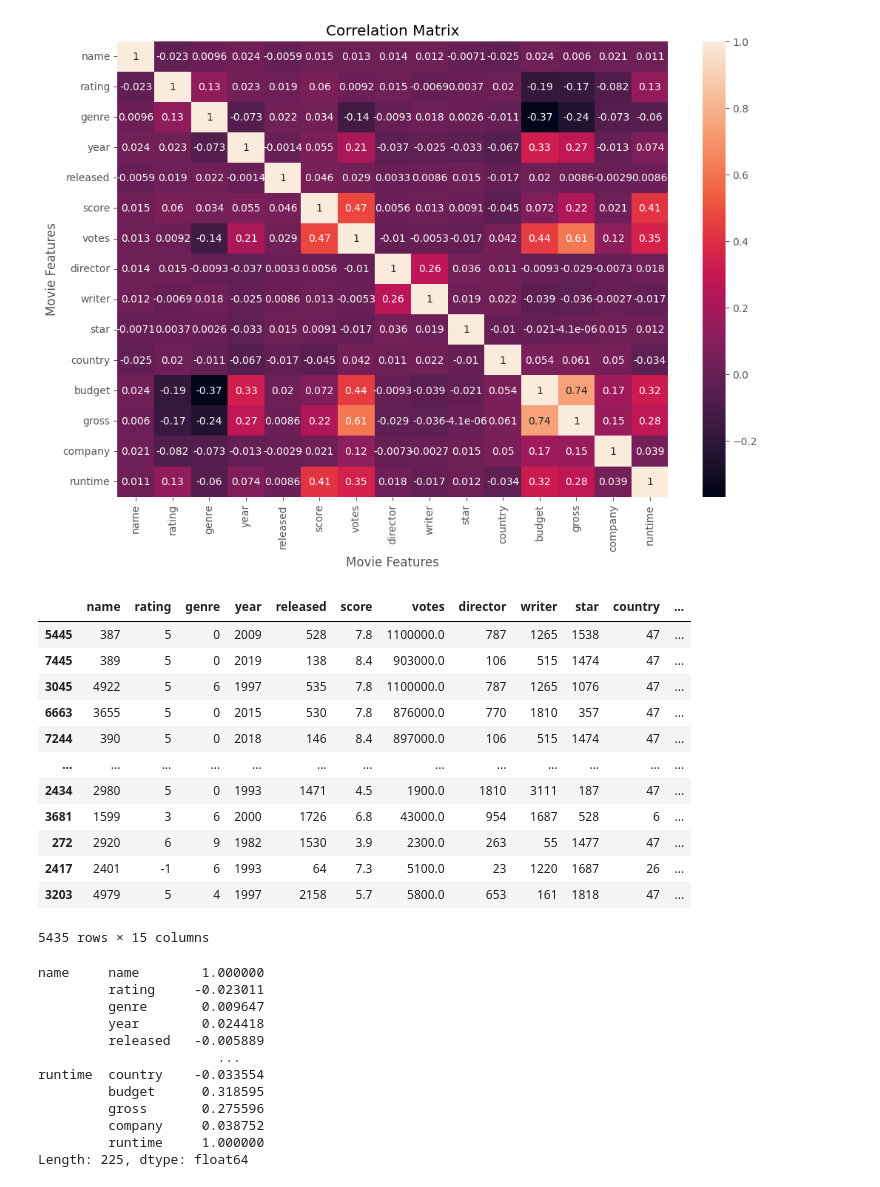
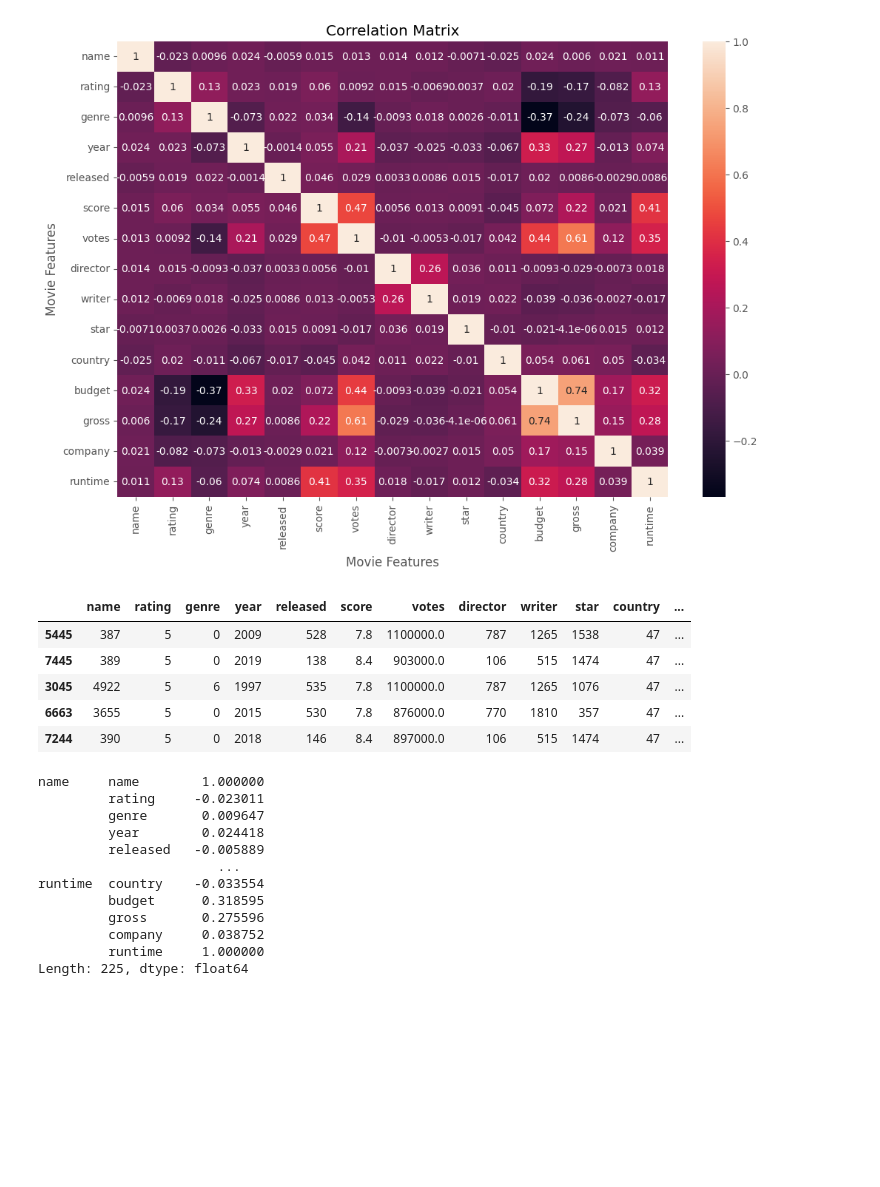
Before and after one commit to adi-d25/Python-Correlation, a Jupyter notebook: Movies DB Correlation.ipynb, the cells around one changed output. Cells and saved outputs as stored; diff of their text form; code cells hidden in the pictures; blank space fills up the shorter version.

```diff
--- a/Movies DB Correlation.ipynb
+++ b/Movies DB Correlation.ipynb
@@ -288,21 +267,14 @@ plt.show()
 # %% [output]
 [figure]
 # %%
-df_numerized
+df_numerized.head()
 # %% [output]
 |  | name | rating | genre | year | released | score | votes | director | writer | star | country | ... |
 | 5445 | 387 | 5 | 0 | 2009 | 528 | 7.8 | 1100000.0 | 787 | 1265 | 1538 | 47 | ... |
 | 7445 | 389 | 5 | 0 | 2019 | 138 | 8.4 | 903000.0 | 106 | 515 | 1474 | 47 | ... |
 | 3045 | 4922 | 5 | 6 | 1997 | 535 | 7.8 | 1100000.0 | 787 | 1265 | 1076 | 47 | ... |
 | 6663 | 3655 | 5 | 0 | 2015 | 530 | 7.8 | 876000.0 | 770 | 1810 | 357 | 47 | ... |
 | 7244 | 390 | 5 | 0 | 2018 | 146 | 8.4 | 897000.0 | 106 | 515 | 1474 | 47 | ... |
-| ... | ... | ... | ... | ... | ... | ... | ... | ... | ... | ... | ... | ... |
-| 2434 | 2980 | 5 | 0 | 1993 | 1471 | 4.5 | 1900.0 | 1810 | 3111 | 187 | 47 | ... |
-| 3681 | 1599 | 3 | 6 | 2000 | 1726 | 6.8 | 43000.0 | 954 | 1687 | 528 | 6 | ... |
-| 272 | 2920 | 6 | 9 | 1982 | 1530 | 3.9 | 2300.0 | 263 | 55 | 1477 | 47 | ... |
-| 2417 | 2401 | -1 | 6 | 1993 | 64 | 7.3 | 5100.0 | 23 | 1220 | 1687 | 26 | ... |
-| 3203 | 4979 | 5 | 4 | 1997 | 2158 | 5.7 | 5800.0 | 653 | 161 | 1818 | 47 | ... |
-5435 rows × 15 columns
 # %%
 correlation_matrix = df_numerized.corr()
 
```
Also changed, not shown: parts of 4 cells of this notebook.
